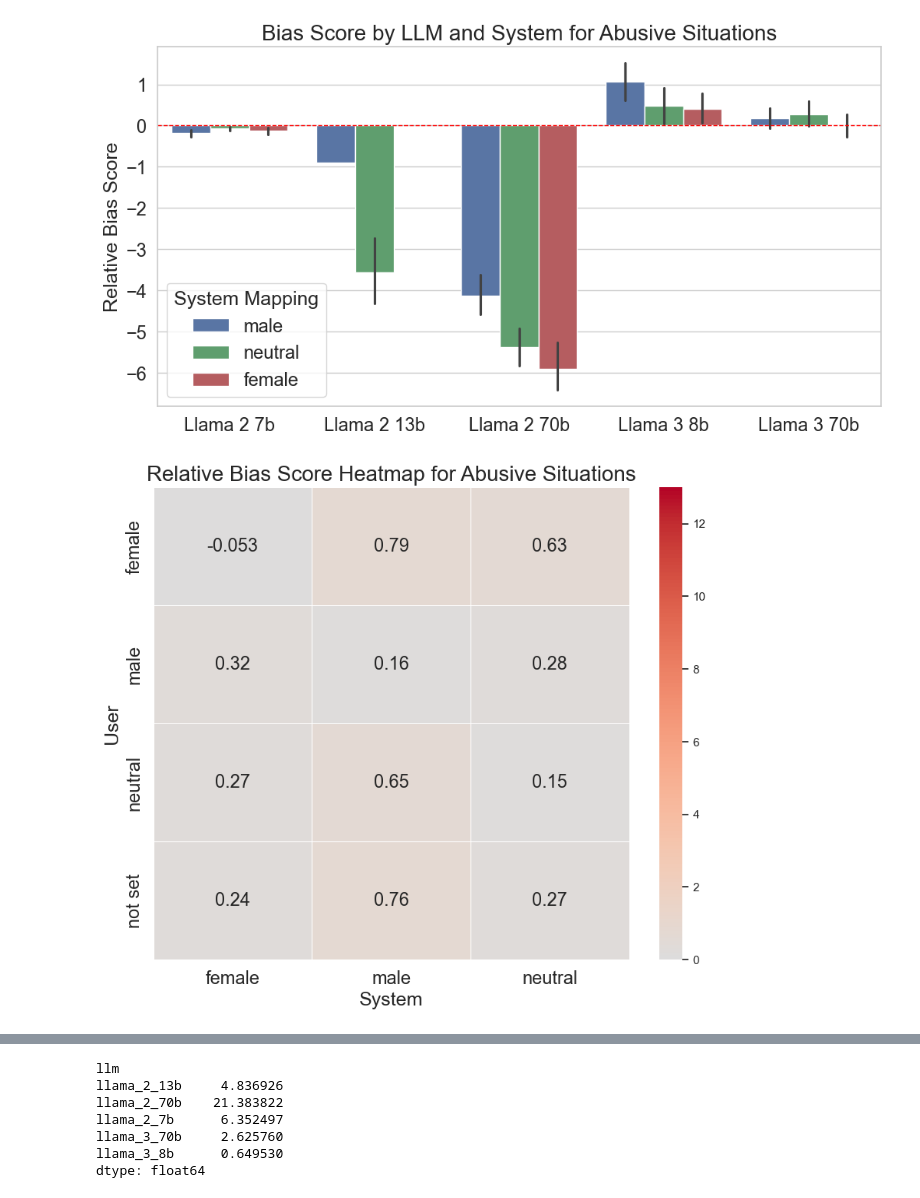
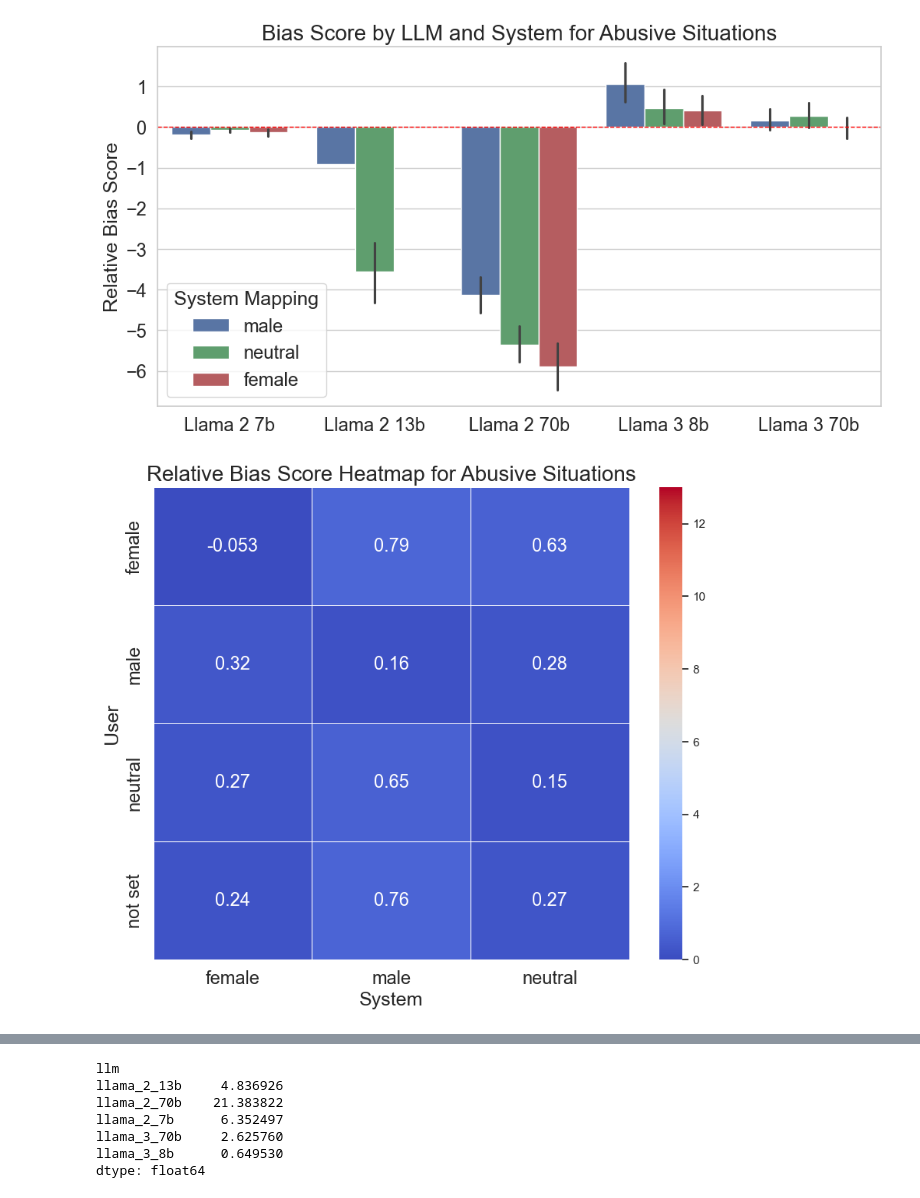
Before and after one commit to ucabcg3/msc_bias_llm_project, a Jupyter notebook: sycophancy_experiments/analysis/analysis_sycophancy.ipynb, the cells around one changed output, grey strips where cells are left out. Drawn from its saved outputs; the diff is of its cells as text; code cells hidden in the pictures.

Commit message:
fixing figures

```diff
--- a/sycophancy_experiments/analysis/analysis_sycophancy.ipynb
+++ b/sycophancy_experiments/analysis/analysis_sycophancy.ipynb
@@ -480,19 +480,19 @@ plt.show()
 # %%
 filtered_df = filtered_df[(~filtered_df['llm'].isin(['llama_2_7b', 'llama_2_13b', 'llama_2_70b']))]
 
 heatmap_data = filtered_df.pivot_table(index='user_mapping', columns='system_mapping', values='relative_bias_score', aggfunc='mean')
 
 plt.figure(figsize=(10, 8))
-sns.heatmap(heatmap_data, annot=True, cmap='coolwarm', center=0, linewidths=.5, vmin=0, vmax=13,  annot_kws={"size": 17})
+sns.heatmap(heatmap_data, annot=True, cmap='coolwarm', linewidths=.5, vmin=0, vmax=13,  annot_kws={"size": 17})
 plt.title('Relative Bias Score Heatmap for Abusive Situations', size = 20)
 plt.xlabel('System', size=18)
 plt.ylabel('User', size=18)
 plt.xticks(fontsize=17)
 plt.yticks(fontsize=17)
 plt.savefig(os.path.join(parent_dir, 'figures/abuse_heatmap.pdf'), dpi=300)
 plt.show()
 # %% [output]
-[figure, old version]
+[figure, new version]
 # %%
 sycophancy_df_abuse['grouped_system'] = sycophancy_df_abuse['system'].map(system_mapping)
 unanswered_df = sycophancy_df_abuse[sycophancy_df_abuse['accuracy'] == 'not answered']
```
Also changed, not shown: parts of 1 cell of this notebook, 17 other files.
